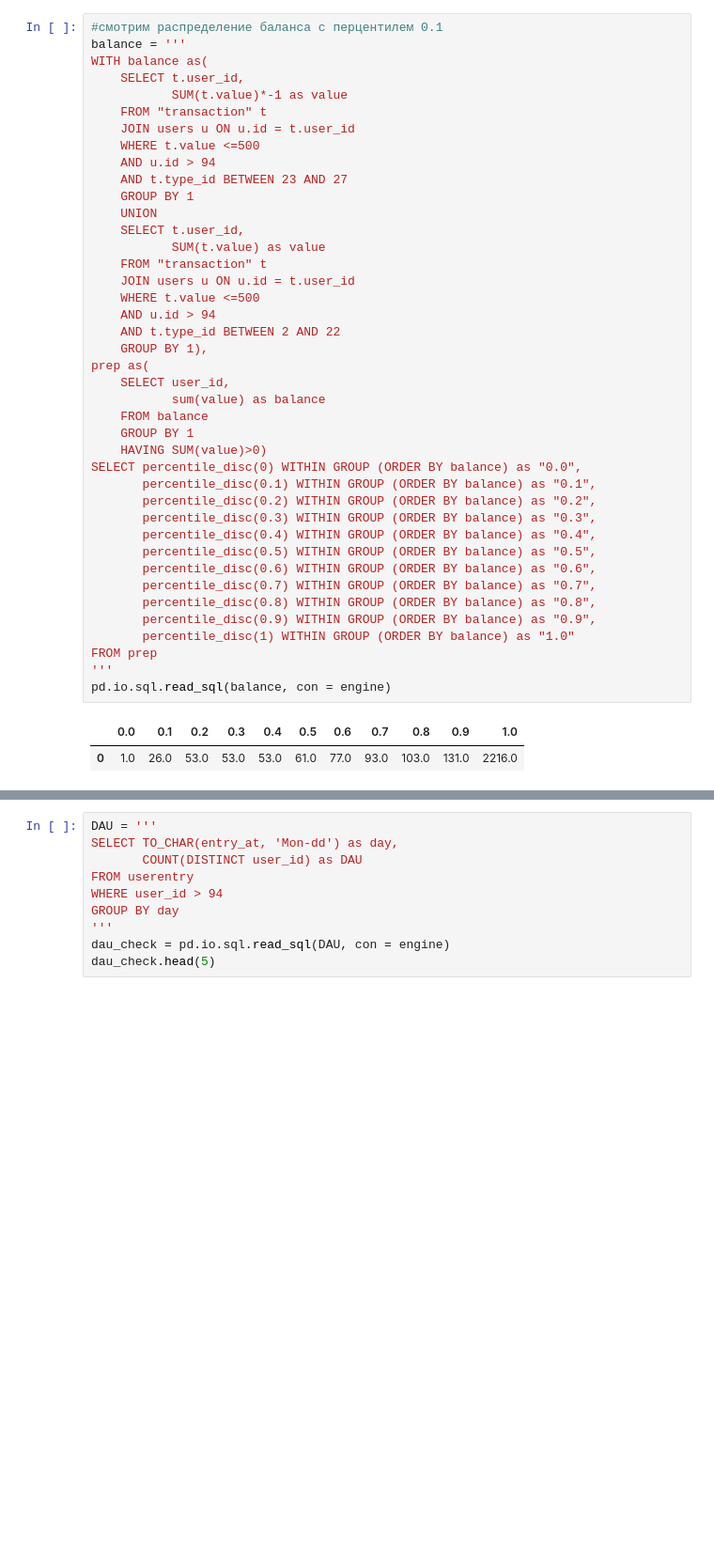
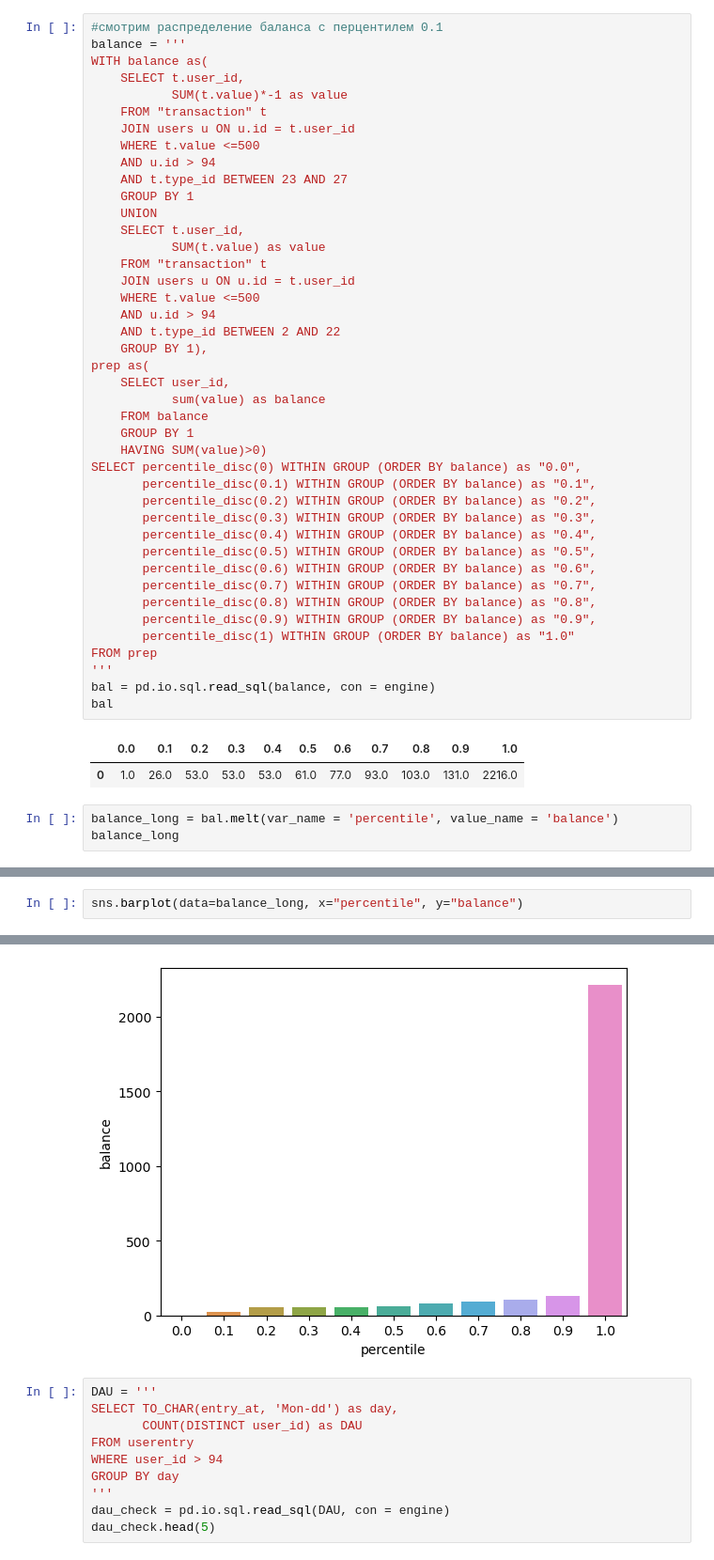
Before and after one commit to BeNormalPlease/Portfolio-Projects, a Jupyter notebook: SQL Unit-Analysis/SQL_unit_economic.ipynb, the cells around one changed output, grey strips where cells are left out. Shown at 94% size. Drawn from its saved outputs; the diff is of its cells as text; blank space fills up the shorter version.

```diff
--- a/SQL Unit-Analysis/SQL_unit_economic.ipynb
+++ b/SQL Unit-Analysis/SQL_unit_economic.ipynb
@@ -87,7 +217,11 @@ SELECT percentile_disc(0) WITHIN GROUP (ORDER BY balance) as "0.0",
        percentile_disc(1) WITHIN GROUP (ORDER BY balance) as "1.0"
 FROM prep
 '''
-pd.io.sql.read_sql(balance, con = engine)
+bal = pd.io.sql.read_sql(balance, con = engine)
+bal
 # %% [output]
 |  | 0.0 | 0.1 | 0.2 | 0.3 | 0.4 | 0.5 | 0.6 | 0.7 | 0.8 | 0.9 | 1.0 |
 | 0 | 1.0 | 26.0 | 53.0 | 53.0 | 53.0 | 61.0 | 77.0 | 93.0 | 103.0 | 131.0 | 2216.0 |
+# %%
+balance_long = bal.melt(var_name = 'percentile', value_name = 'balance')
+balance_long
@@ -93,0 +241,3 @@ pd.io.sql.read_sql(balance, con = engine)
+# %%
+sns.barplot(data=balance_long, x="percentile", y="balance")
+# %% [output]
@@ -94,3 +245,4 @@ pd.io.sql.read_sql(balance, con = engine)
+[figure, added]
 # %%
 DAU = '''
 SELECT TO_CHAR(entry_at, 'Mon-dd') as day,
```
Also changed, not shown: parts of 13 cells of this notebook.
